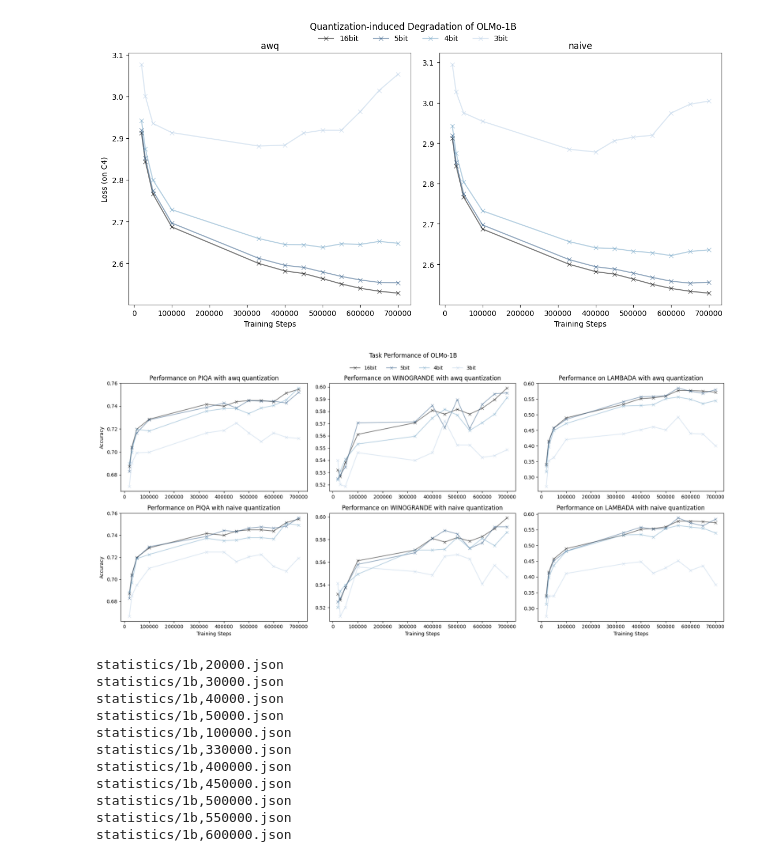
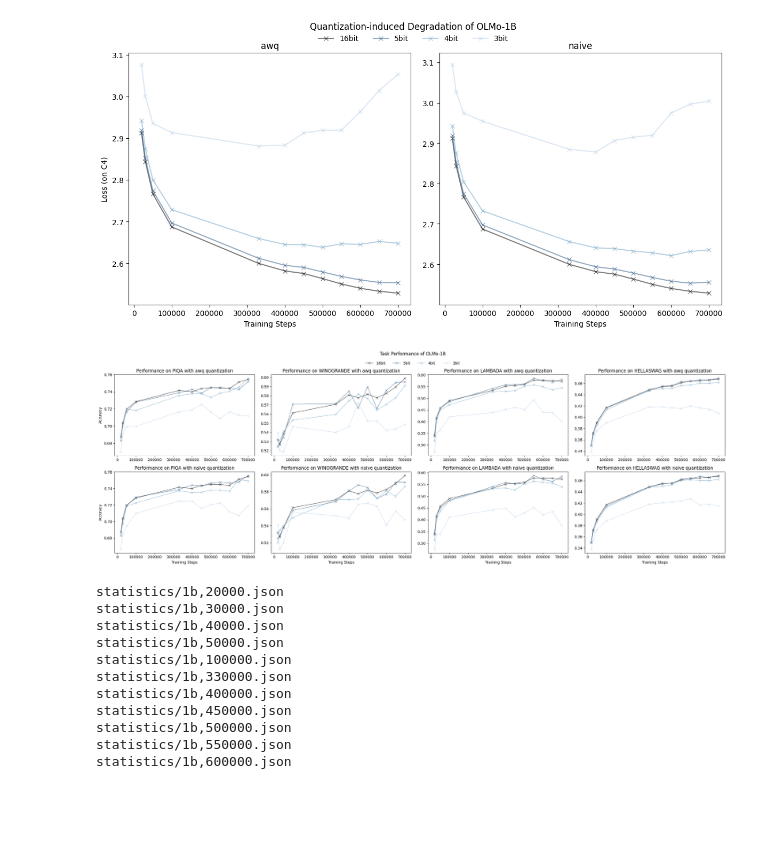
Before and after one commit to reeceshuttle/deep-learning-proj, a Jupyter notebook: results.ipynb, the cells around one changed output. Saved outputs shown, nothing was run; the diff lists cells and outputs as text; code cells hidden in the pictures; blank space fills up the shorter version.

```diff
--- a/results.ipynb
+++ b/results.ipynb
@@ -19,6 +19,7 @@ han_loss = {'1b': {'awq': {"16":[],"5":[],"4":[],"3":[],"2":[]}, 'naive': {"16":
 piqa_acc = {'1b': {'awq': {"16":[],"5":[],"4":[],"3":[],"2":[]}, 'naive': {"16":[],"5":[],"4":[],"3":[],"2":[]}}}
 wino_acc = {'1b': {'awq': {"16":[],"5":[],"4":[],"3":[],"2":[]}, 'naive': {"16":[],"5":[],"4":[],"3":[],"2":[]}}}
 lamb_acc = {'1b': {'awq': {"16":[],"5":[],"4":[],"3":[],"2":[]}, 'naive': {"16":[],"5":[],"4":[],"3":[],"2":[]}}}
+hella_acc = {'1b': {'awq': {"16":[],"5":[],"4":[],"3":[],"2":[]}, 'naive': {"16":[],"5":[],"4":[],"3":[],"2":[]}}}
 
 real_steps = []
 
@@ -46,6 +47,7 @@ for step in steps:
                     piqa_acc['1b'][method][bits].append(result[bits]['piqa,acc'])
                     wino_acc['1b'][method][bits].append(result[bits]['winogrande,acc'])
                     lamb_acc['1b'][method][bits].append(result[bits]['lambada_openai,acc'])
+                    hella_acc['1b'][method][bits].append(result[bits]['hellaswag,acc'])
 
 # print(my_loss)
 
@@ -77,43 +79,45 @@ plt.savefig('blog/images/QiD_loss.png', bbox_inches = 'tight', dpi=200)
 # %% [output]
 [figure]
 # %%
-fig, axes = plt.subplots(2,3,figsize=(18,8))
+fig, axes = plt.subplots(2,4,figsize=(24,8))
 
 
 
 
-for i, task in enumerate([piqa_acc, wino_acc, lamb_acc]):
+for i, task in enumerate([piqa_acc, wino_acc, lamb_acc, hella_acc]):
     for j, method in enumerate(['awq', 'naive']): #
         for bits in ["16","5","4","3"]: # "2"
 
             axes[j,i].plot(real_steps, task['1b'][method][bits], marker='x', label=f'{bits}bit', alpha=0.5, c=bit_to_color[bits])
         if i == 0: pass
 
         if i == 0: task_name = 'piqa'
         if i == 1: task_name = 'winogrande'
         if i == 2: task_name = 'lambada'
+        if i == 3: task_name = 'hellaswag'
         axes[j,i].set_title(f'Performance on {task_name.upper()} with {method} quantization')
 
 
 handles, labels = [], []
 for ax in axes.flat:
     h, l = ax.get_legend_handles_labels()
     handles.extend(h)
     labels.extend(l)
 unique = dict(zip(labels, handles))
 fig.legend(unique.values(), unique.keys(), loc="upper center", ncol=4, bbox_to_anchor=(0.5, 0.99), frameon=False)
 fig.suptitle("Task Performance of OLMo-1B", y=1.02)
 
 axes[1,0].set_xlabel('Training Steps')
 axes[1,1].set_xlabel('Training Steps')
 axes[1,2].set_xlabel('Training Steps')
+axes[1,3].set_xlabel('Training Steps')
 
 axes[0,0].set_ylabel('Accuracy')
 axes[1,0].set_ylabel('Accuracy')
 plt.tight_layout()
 plt.savefig('blog/images/QiD_task_perf.png', bbox_inches = 'tight', dpi=200)
 # %% [output]
-[figure, old version]
+[figure, new version]
 # %%
 # statistics here
 
```
Also changed, not shown: parts of 3 cells of this notebook, 16 other files.
